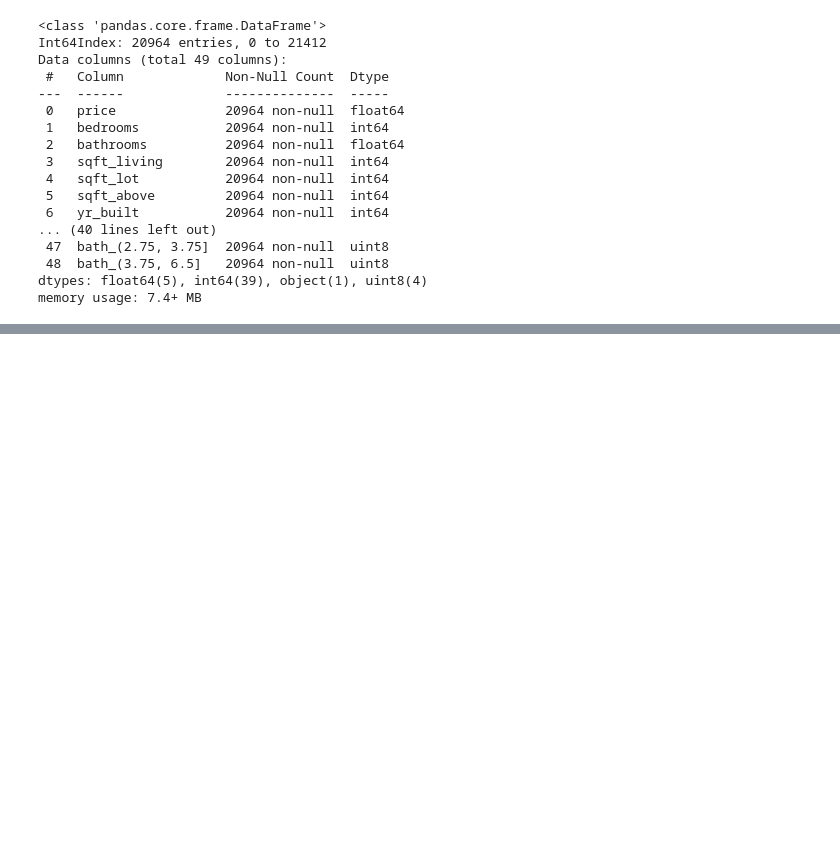
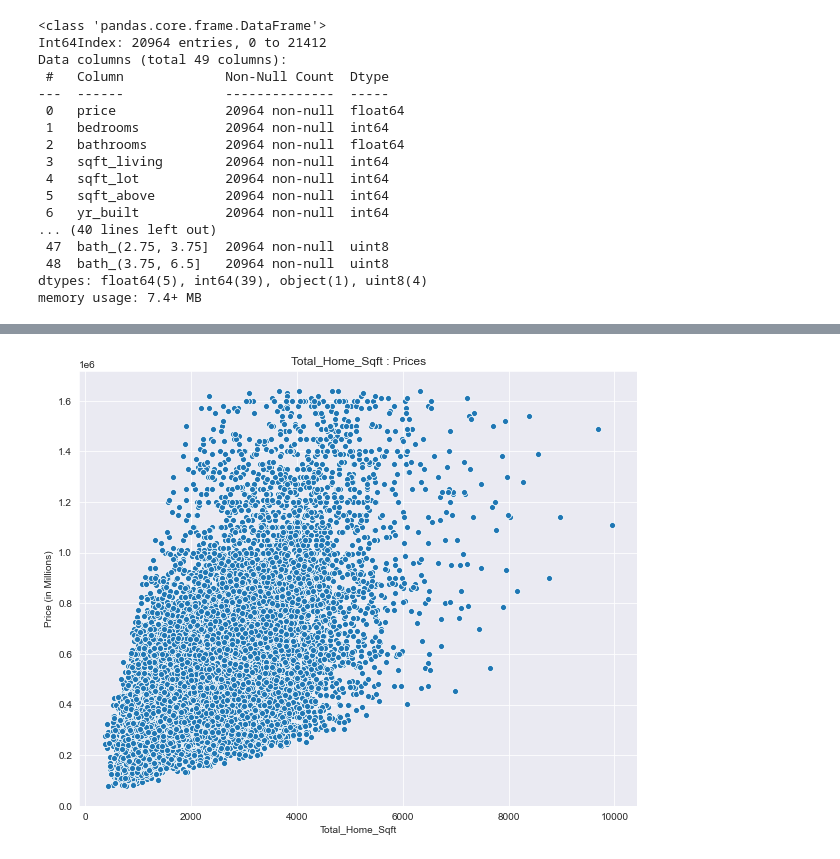
Before and after one commit to bmauss/Regression-Model-for-King-County-Housing-Market, a Jupyter notebook: Refining Model.ipynb, the cells around one changed output, grey strips where cells are left out. Cells and saved outputs as stored; diff of their text form; code cells hidden in the pictures; blank space fills up the shorter version.

```diff
--- a/Refining Model.ipynb
+++ b/Refining Model.ipynb
@@ -75,6 +75,16 @@ above_2mil.describe()
 | 75% | 3.000000e+06 | 5.000000 | 4.500000 | 5505.000000 | 22591.500000 | 4570.000000 | 102.750000 | 48.000000 | 47.639200 | -122.210000 | ... |
 | max | 7.700000e+06 | 8.000000 | 8.000000 | 13540.000000 | 453895.000000 | 9410.000000 | 114.000000 | 69.000000 | 47.761200 | -121.982000 | ... |
 8 rows × 44 columns
+# %%
+def price_scatterplot(df, x_cols, y):
+    for col in df[x_cols]:
+        # checking normality of 'price'
+        fig = plt.figure(figsize=(10, 8))
+        sns.scatterplot(x=df[col], y=y)
+        plt.title(f'{col.title()} : Prices')
+        plt.xlabel(f'{col.title()}')
+        plt.ylabel(f'Price (in Millions)')
+        plt.show();
 # %%
 cols = above_2mil.drop('price', axis=1)
 
@@ -306,12 +302,7 @@ memory usage: 7.4+ MB
 df2 = df2.rename(columns={'bath_(0.0, 1.75]':'1_bath',
                           'bath_(1.75, 2.75]':'2_bath',
                            'bath_(2.75, 3.75]':'3_bath',
-                          'bath_(3.75, 6.5]':'4_plus_bath''})
-
-df2['1_bath'] = df2['1_bath'].cat.codes
-df2['2_bath'] = df2['2_bath'].cat.codes
-df2['3_bath'] = df2['3_bath'].cat.codes
-df2['4_plus_bath'] = df2['4_plus_bath'].cat.codes
-
+                          'bath_(3.75, 6.5]':'4_plus_bath'})
+df2 = df2.drop('bathrooms', axis=1)
 df2.info()
 # %% [output]
@@ -318,0 +326,5 @@ SyntaxError: EOL while scanning string literal (<ipython-input-87-119a112de039>,
+# %%
+# total_home_sqft
+price_scatterplot(df2, x_cols=['total_home_sqft'], y=df2['price'])
+# %% [output]
+[figure, added]
```
Also changed, not shown: parts of 23 cells of this notebook.
